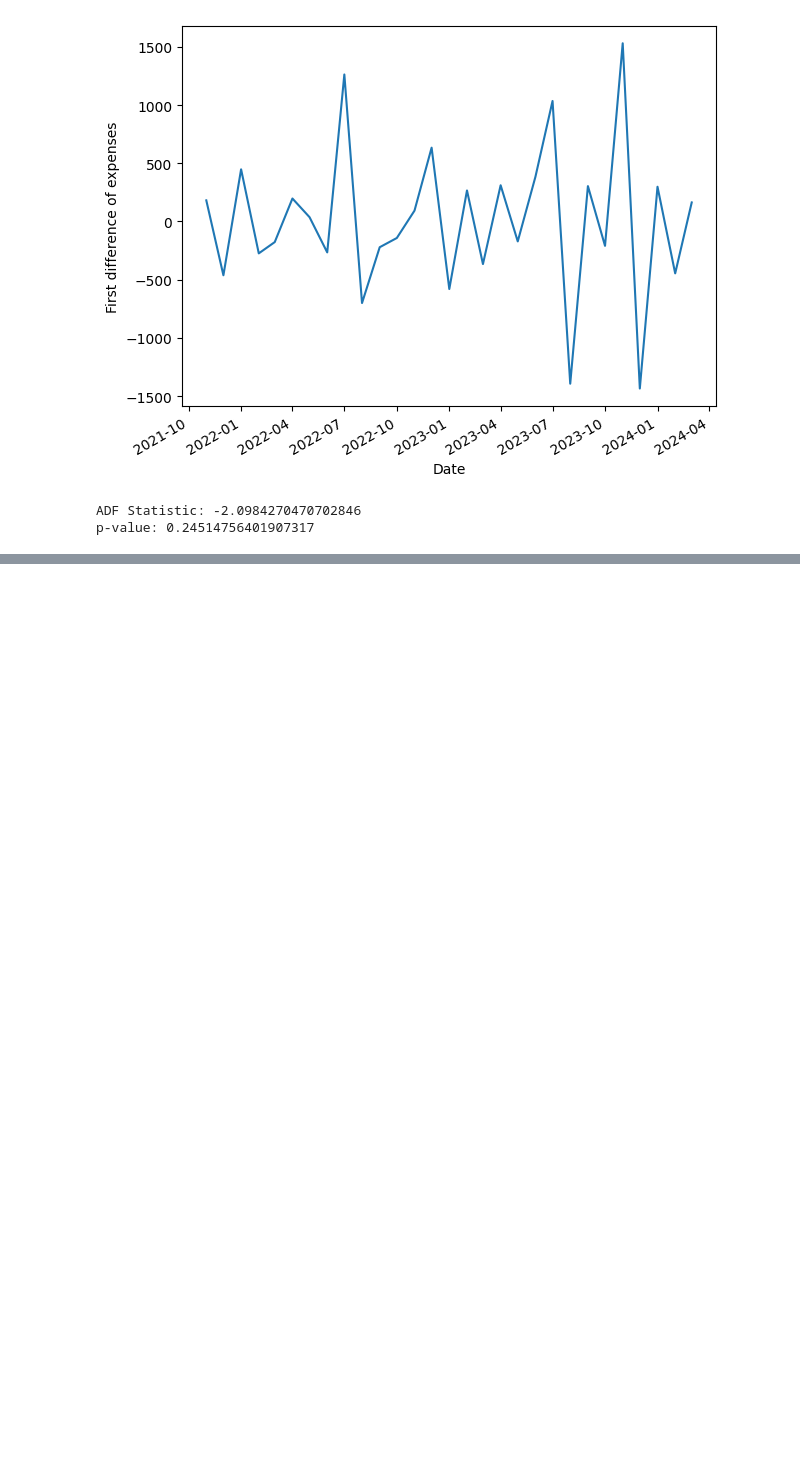
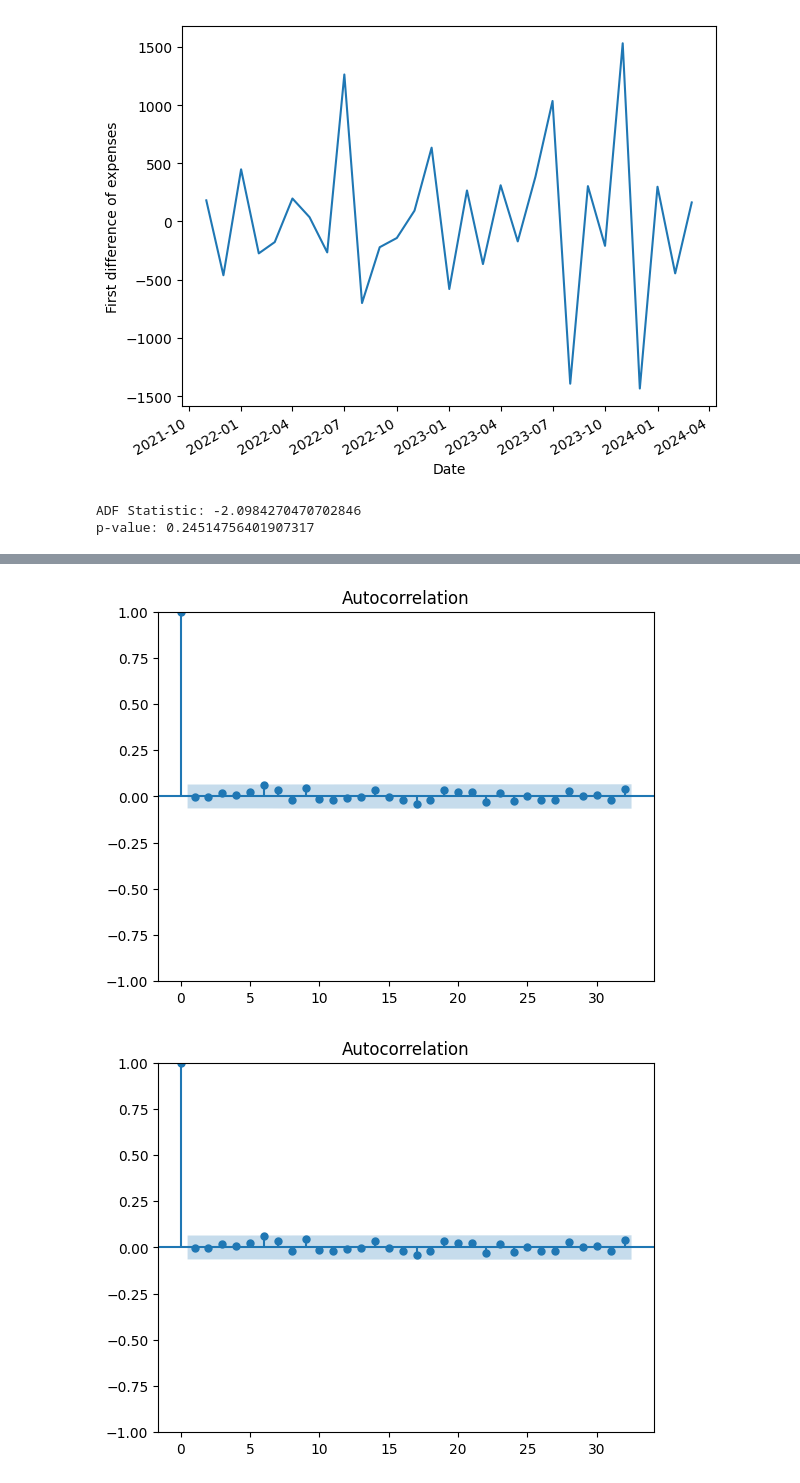
Before and after one commit to Mkranj/ts_forc_python, a Jupyter notebook: my_scripts/my_monthly_data.ipynb, the cells around one changed output, grey strips where cells are left out. Cells and saved outputs as stored; diff of their text form; code cells hidden in the pictures; blank space fills up the shorter version.

```diff
--- a/my_scripts/my_monthly_data.ipynb
+++ b/my_scripts/my_monthly_data.ipynb
@@ -83,0 +155,5 @@ p-value: 0.24514756401907317
+# %%
+plot_acf(d_expenses.Amount, lags = 32)
+# %% [output]
+[figure, added]
+[figure, added]
```
Also changed, not shown: parts of 16 cells of this notebook, 2 other files.
